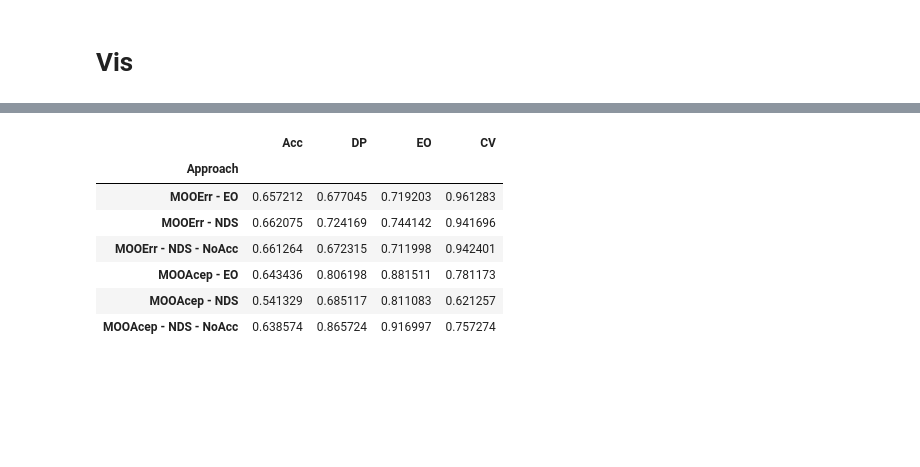
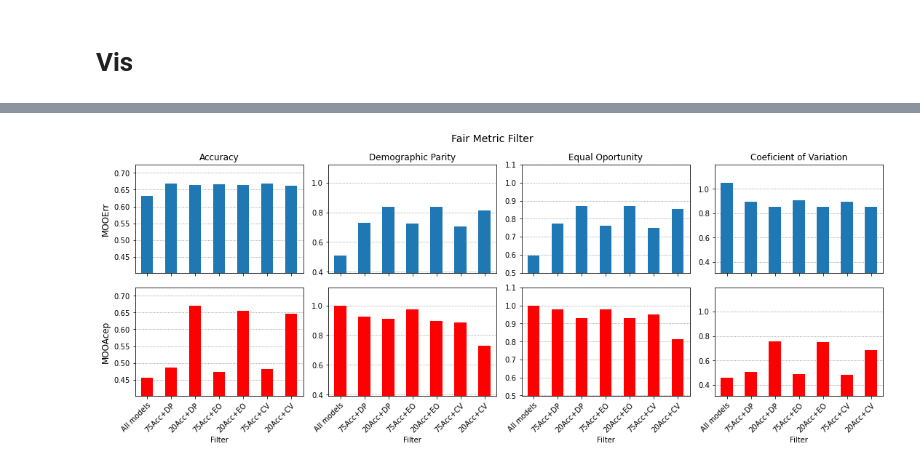
Before and after one commit to viguardieiro/moopt_fairness, a Jupyter notebook: Experimento - NonDominateSorting.ipynb, the cells around one changed output, grey strips where cells are left out. Saved outputs shown, nothing was run; the diff lists cells and outputs as text; code cells hidden in the pictures; blank space fills up the shorter version.

```diff
--- a/Experimento - NonDominateSorting.ipynb
+++ b/Experimento - NonDominateSorting.ipynb
@@ -113,2 +194,0 @@ mooerr_df = pd.DataFrame(mooerr_values)
-# %%
-mooerr_df = pd.DataFrame(mooerr_values)
@@ -155,3 +195,6 @@ results_test = results_test.append(mooerr_metrics_nds_noacc, ignore_index=True)
+# %%
+err_fair_results = compare_ensembles_fair_metrics(mooerr_df, mooerr_sols, fair_feature, X_test, y_test)
+err_nds_results = compare_ensembles_nds(mooerr_df, mooerr_sols, fair_feature, X_test, y_test)
 # %%
 ## Train 150 models
 mooacep = monise(weightedScalar=EqualScalarization(X_train, y_train, fair_feature),
@@ -231,2 +234,5 @@ results_test = results_test.append(mooerr_metrics_nds_noacc, ignore_index=True)
+# %%
+acep_fair_results = compare_ensembles_fair_metrics(mooacep_df, mooacc_sols, fair_feature, X_test, y_test)
+acep_nds_results = compare_ensembles_nds(mooacep_df, mooacc_sols, fair_feature, X_test, y_test)
 # %% [markdown]
 # Vis
@@ -241,11 +238,0 @@ plt.show()
-# %%
-results_test
-# %% [output]
-|  | Acc | DP | EO | CV |
-| Approach |  |  |  |  |
-| MOOErr - EO | 0.657212 | 0.677045 | 0.719203 | 0.961283 |
-| MOOErr - NDS | 0.662075 | 0.724169 | 0.744142 | 0.941696 |
-| MOOErr - NDS - NoAcc | 0.661264 | 0.672315 | 0.711998 | 0.942401 |
-| MOOAcep - EO | 0.643436 | 0.806198 | 0.881511 | 0.781173 |
-| MOOAcep - NDS | 0.541329 | 0.685117 | 0.811083 | 0.621257 |
-| MOOAcep - NDS - NoAcc | 0.638574 | 0.865724 | 0.916997 | 0.757274 |
@@ -251,0 +298,6 @@ results_test
+# %%
+fig, axs = vis_comp(err_fair_results, acep_fair_results)
+fig.suptitle('Fair Metric Filter', size=14)
+plt.show()
+# %% [output]
+[figure, added]
```
Also changed, not shown: parts of 19 cells of this notebook.
